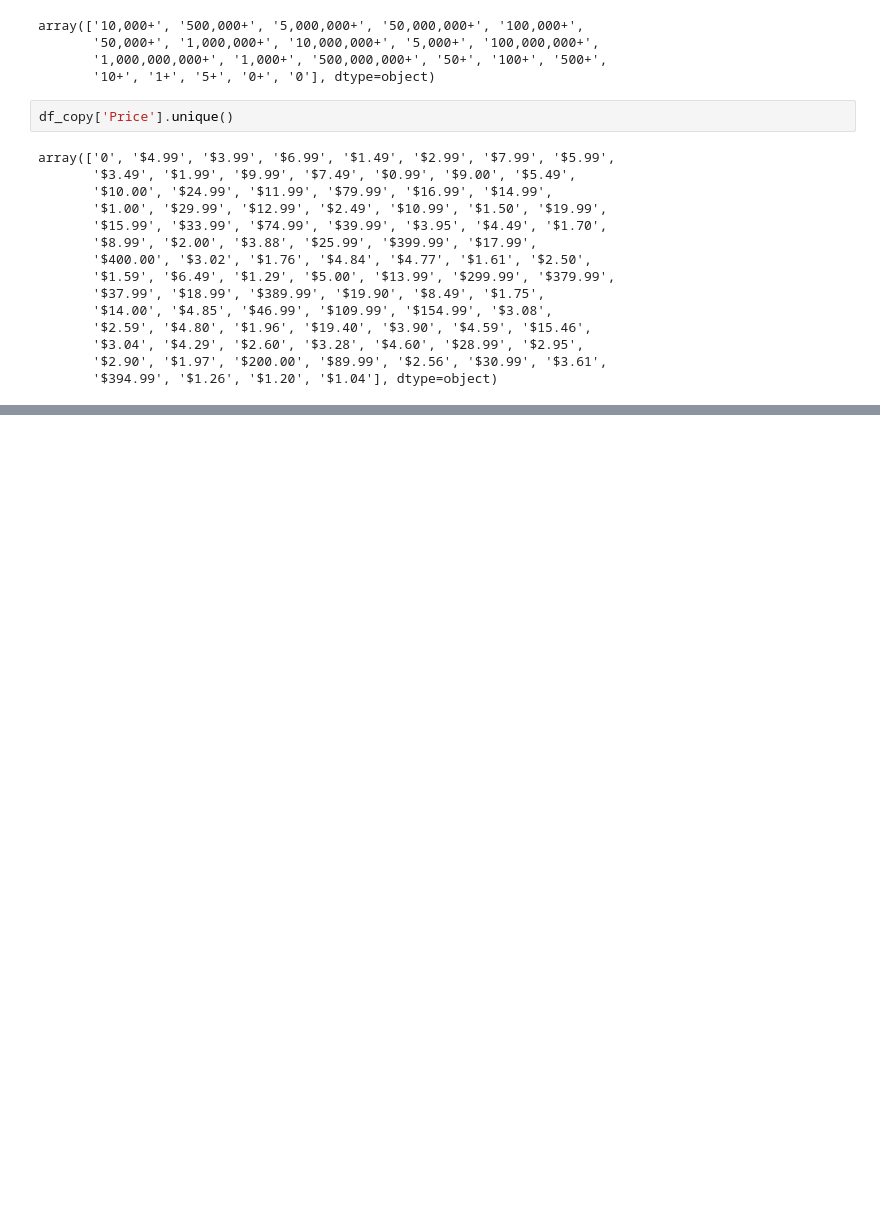
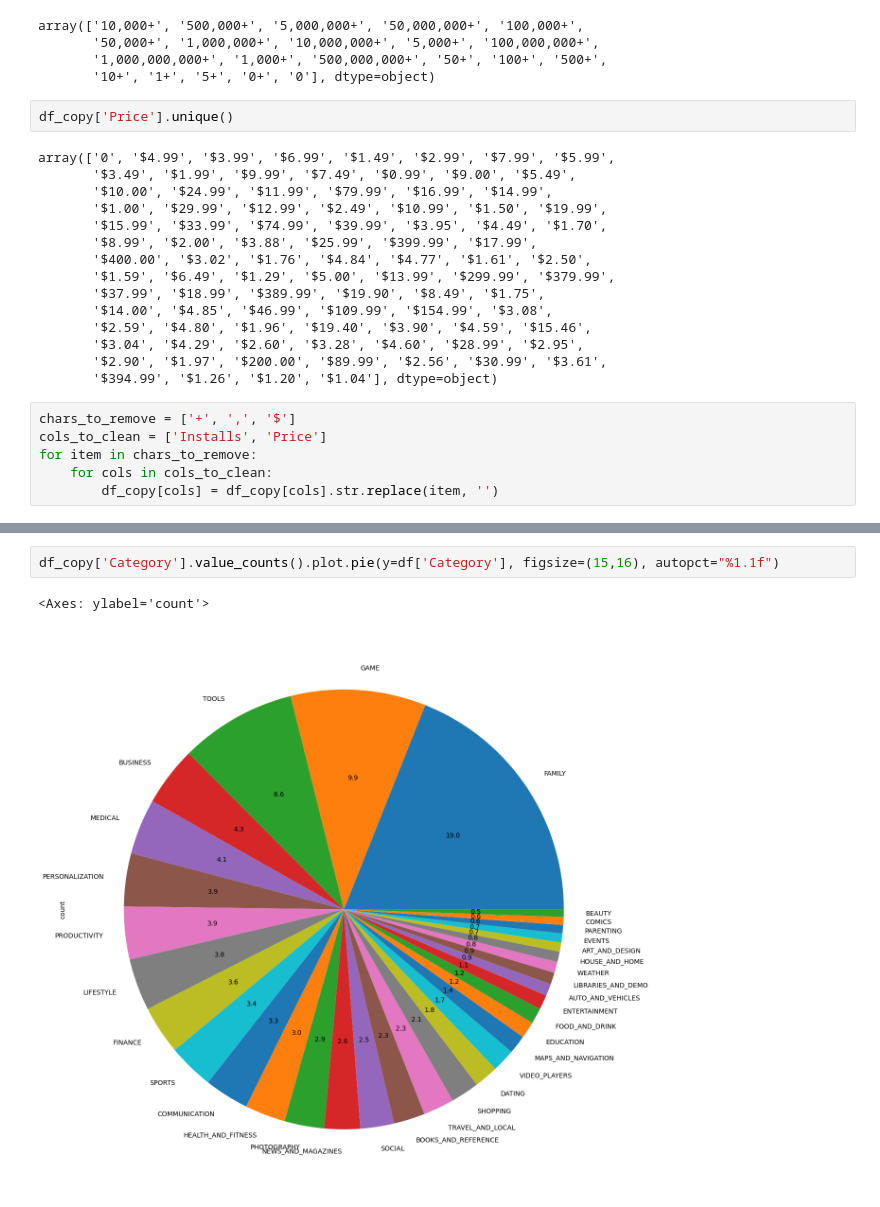
Before and after one commit to sushilkumar-me/DS_Udemy, a Jupyter notebook: Main_Folder/18-EDA/03_Google_PlayStrore_EDA.ipynb, the cells around one changed output, grey strips where cells are left out. Cells and saved outputs as stored; diff of their text form; blank space fills up the shorter version.

```diff
--- a/Main_Folder/18-EDA/03_Google_PlayStrore_EDA.ipynb
+++ b/Main_Folder/18-EDA/03_Google_PlayStrore_EDA.ipynb
@@ -220,3 +220,9 @@ array(['0', '$4.99', '$3.99', '$6.99', '$1.49', '$2.99', '$7.99', '$5.99',
        '$3.04', '$4.29', '$2.60', '$3.28', '$4.60', '$28.99', '$2.95',
        '$2.90', '$1.97', '$200.00', '$89.99', '$2.56', '$30.99', '$3.61',
        '$394.99', '$1.26', '$1.20', '$1.04'], dtype=object)
+# %%
+chars_to_remove = ['+', ',', '$']
+cols_to_clean = ['Installs', 'Price']
+for item in chars_to_remove:
+    for cols in cols_to_clean:
+        df_copy[cols] = df_copy[cols].str.replace(item, '')
@@ -222,0 +399,5 @@ array(['0', '$4.99', '$3.99', '$6.99', '$1.49', '$2.99', '$7.99', '$5.99',
+# %%
+df_copy['Category'].value_counts().plot.pie(y=df['Category'], figsize=(15,16), autopct="%1.1f")
+# %% [output]
+<Axes: ylabel='count'>
+[figure, added]
```
Also changed, not shown: parts of 31 cells of this notebook, 1 other file.
